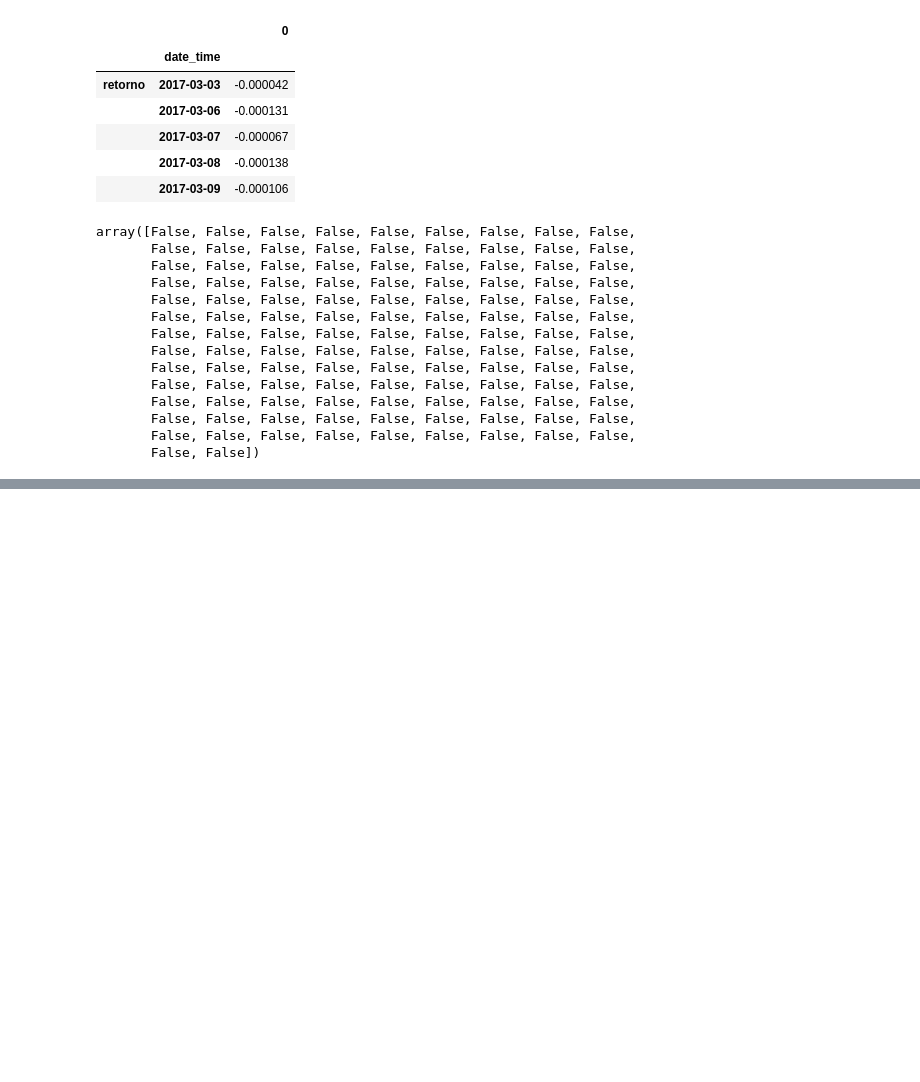
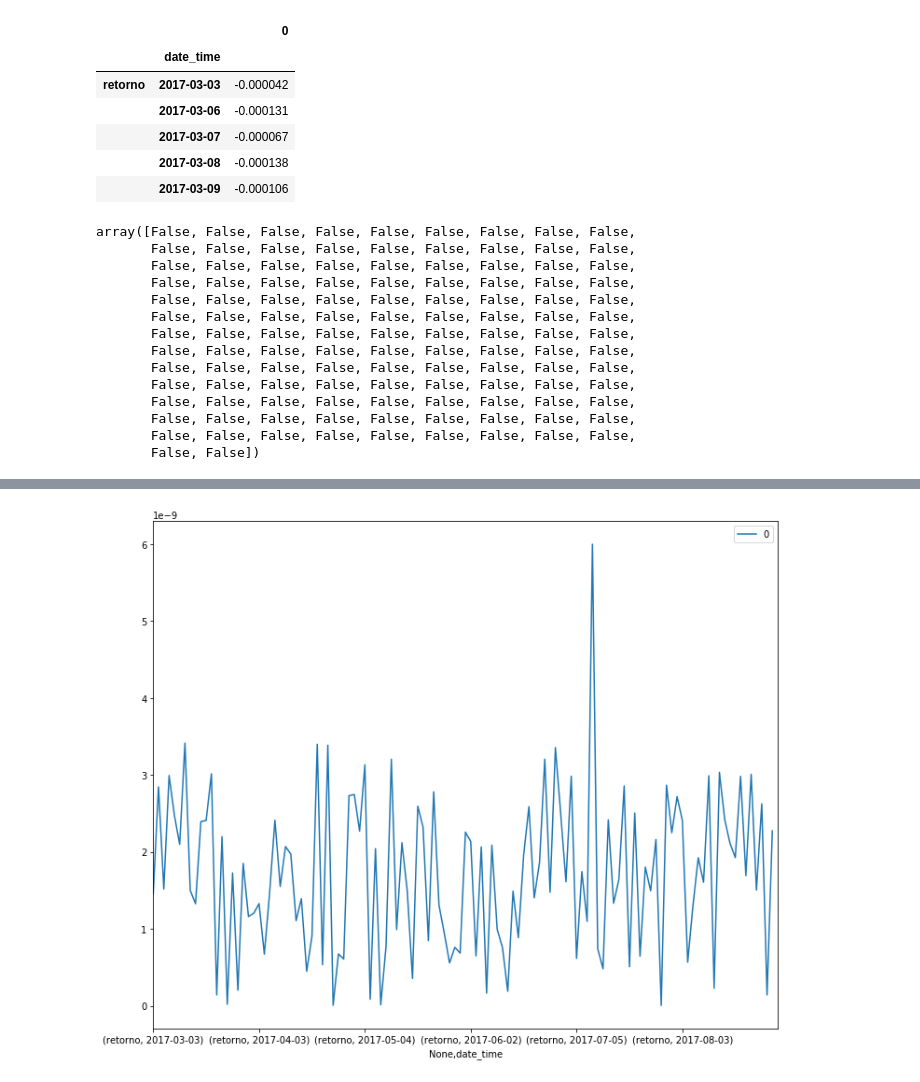
Before and after one commit to nromerodiaz/MarketQualityParams, a Jupyter notebook: JumpStatistic.ipynb, the cells around one changed output, grey strips where cells are left out. Cells and saved outputs as stored; diff of their text form; code cells hidden in the pictures; blank space fills up the shorter version.

```diff
--- a/JumpStatistic.ipynb
+++ b/JumpStatistic.ipynb
@@ -84,16 +87,12 @@ donde $$\mu_k \equiv \frac{2^{k/2}}{\Gamma(1/2)}\Gamma\left[ \frac{(k+1)}{2} \ri
 
 def TQ(stockdailyret):
 
-    #delt = 25.
     M    = len(stockdailyret)
     mu43 = np.float_power(2., 2./3.)*gamma(7./6.)*gamma(0.5)
-    #print("mu4/3", mu43)
+
     sums = 0
-    # TEST
-    #print(time.time())
-    #print("TQ")
-    #print(stockdailyret)
-    stockdailyret = np.abs(stockdailyret)
+
+    stockdailyret = np.abs(stockdailyret.values) #.values
     pp = 4./3.
 
     for i in range(2, len(stockdailyret)):
@@ -290,0 +319,5 @@ array([False, False, False, False, False, False, False, False, False,
+# %%
+tripower_quart.plot(figsize=(12, 10))
+plt.show()
+# %% [output]
+[figure, added]
```
Also changed, not shown: parts of 9 cells of this notebook.
